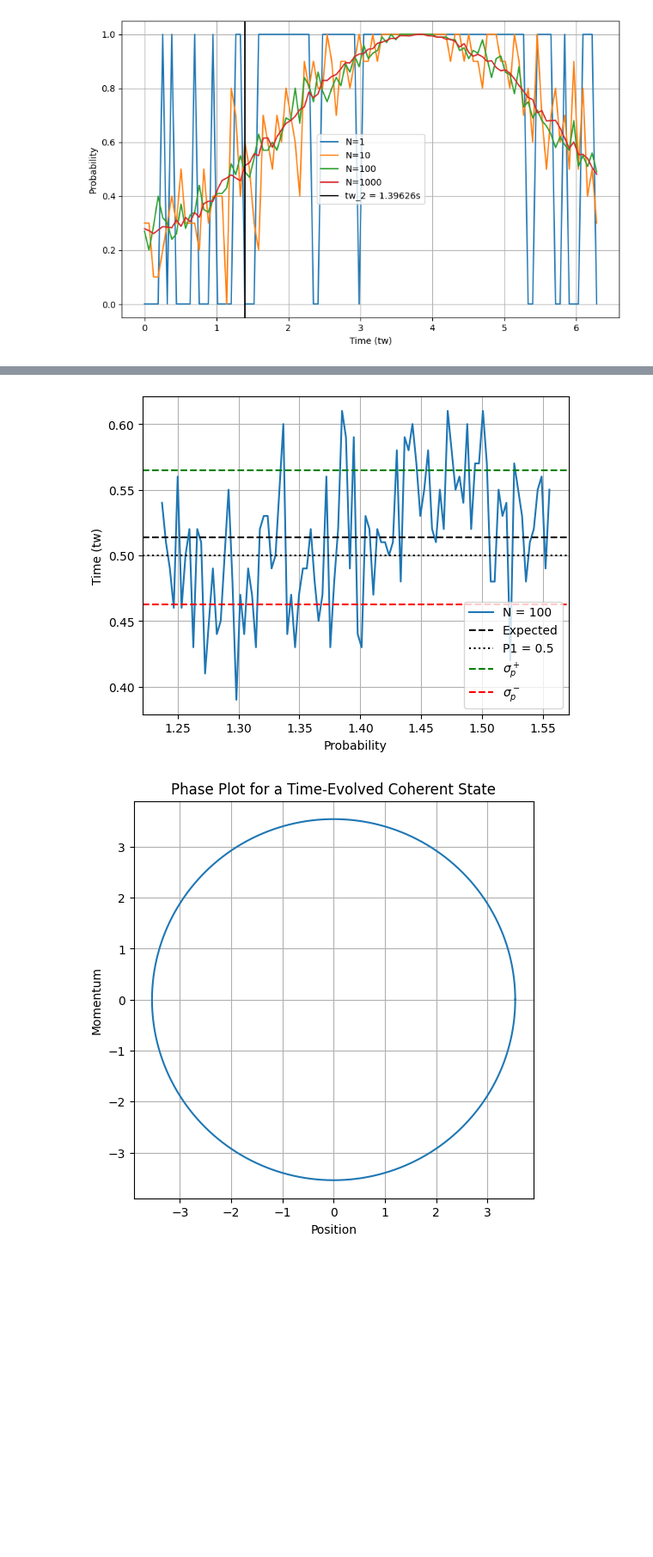
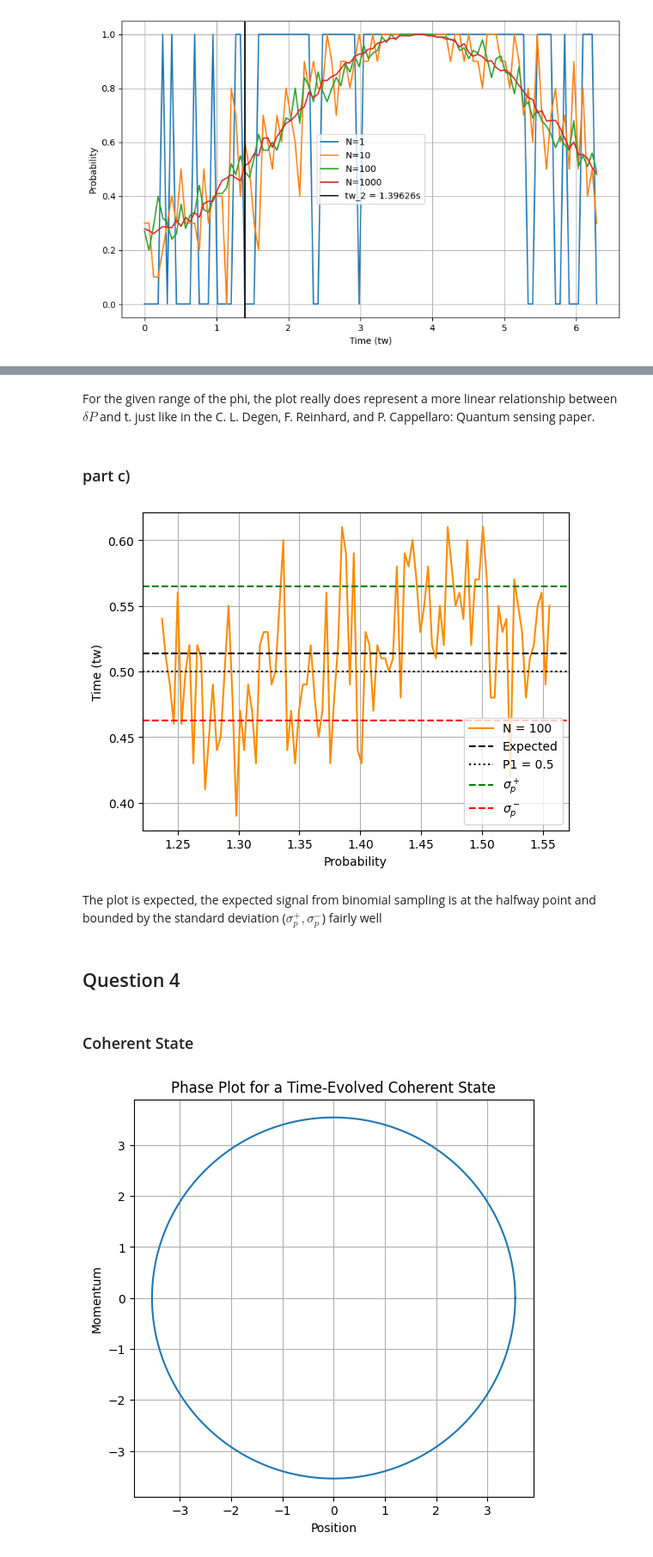
Before and after one commit to shashankd95/QuTipSimulations, a Jupyter notebook: QST_Stats2.ipynb, the cells around one changed output, grey strips where cells are left out. Shown at 86% size. Cells and saved outputs as stored; diff of their text form; code cells hidden in the pictures; blank space fills up the shorter version.

Commit message:
Question Labelling

```diff
--- a/QST_Stats2.ipynb
+++ b/QST_Stats2.ipynb
@@ -200,18 +207,28 @@ plt.show()
+# %% [markdown]
+For the given range of the phi, the plot really does represent a more linear relationship between $\delta P$ and t. just like in the C. L. Degen, F. Reinhard, and P. Cappellaro: Quantum sensing paper.
+# %% [markdown]
+### part c)
 # %%
 P1_phi = [ProbFunc(tp, i, omega, delta, omegap) for i in tw_phi]
 
-plt.plot(tw_phi, data_100, label = 'N = 100')
+plt.plot(tw_phi, data_100, label = 'N = 100', color = 'darkorange')
 plt.axhline(y = np.mean(data_100), label = 'Expected', color = 'black', linestyle = 'dashed')
 plt.axhline(y = 0.5, label = 'P1 = 0.5', color = 'black', linestyle = 'dotted')
 plt.axhline(y = np.mean(data_100) + abs(np.std(data_100)), label = '$\sigma_p^+$', color = 'green', linestyle = 'dashed')
 plt.axhline(y = np.mean(data_100) - abs(np.std(data_100)), label = '$\sigma_p^-$', color = 'red', linestyle = 'dashed')
 plt.xlabel('Probability')
 plt.ylabel('Time (tw)')
 plt.grid(True)
 plt.legend()
 plt.show()
 # %% [output]
-[figure, old version]
+[figure, new version]
+# %% [markdown]
+The plot is expected, the expected signal from binomial sampling is at the halfway point and bounded by the standard deviation ($\sigma^+_p, \sigma_p^-$) fairly well
+# %% [markdown]
+## Question 4
+# %% [markdown]
+### Coherent State
 # %%
 N = 7
 a = destroy(N)
```
Also changed, not shown: parts of 7 cells of this notebook.
